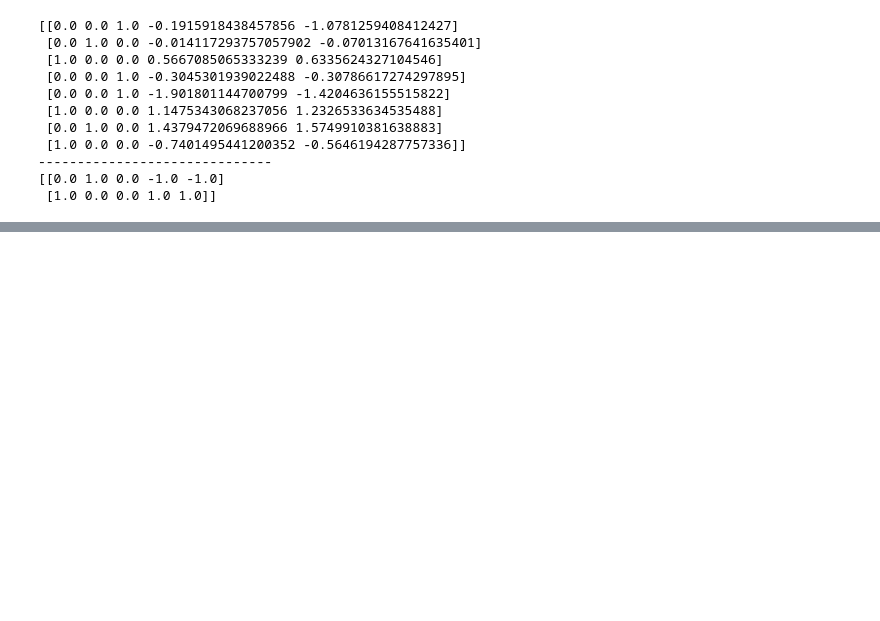
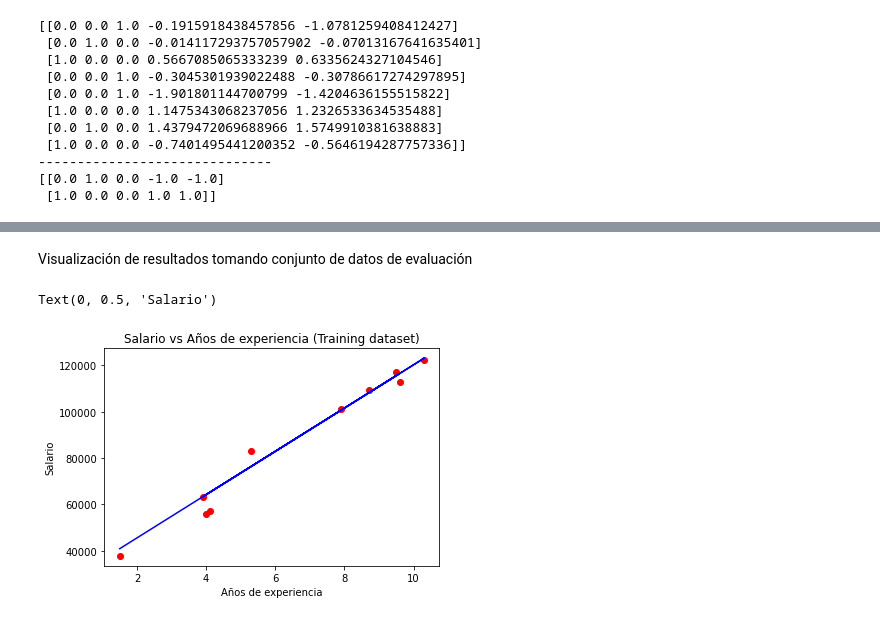
Before and after one commit to MiguelVivanco/Ingenious-ML, a Jupyter notebook: Introduccion.ipynb, the cells around one changed output, grey strips where cells are left out. Cells and saved outputs as stored; diff of their text form; code cells hidden in the pictures; blank space fills up the shorter version.

```diff
--- a/Introduccion.ipynb
+++ b/Introduccion.ipynb
@@ -113,0 +173,11 @@ Existe dos tipo de regresiones, la lineal y la logística. Dentro de la lineal s
+# %% [markdown]
+Visualización de resultados tomando conjunto de datos de evaluación
+# %%
+plt.scatter(x1_test,y1_test, color="red")
+plt.plot(x1_test,reg.predict(x1_test), color='blue')
+plt.title("Salario vs Años de experiencia (Training dataset)")
+plt.xlabel("Años de experiencia")
+plt.ylabel("Salario")
+# %% [output]
+Text(0, 0.5, 'Salario')
+[figure, added]
```
Also changed, not shown: parts of 11 cells of this notebook, 1 other file.
